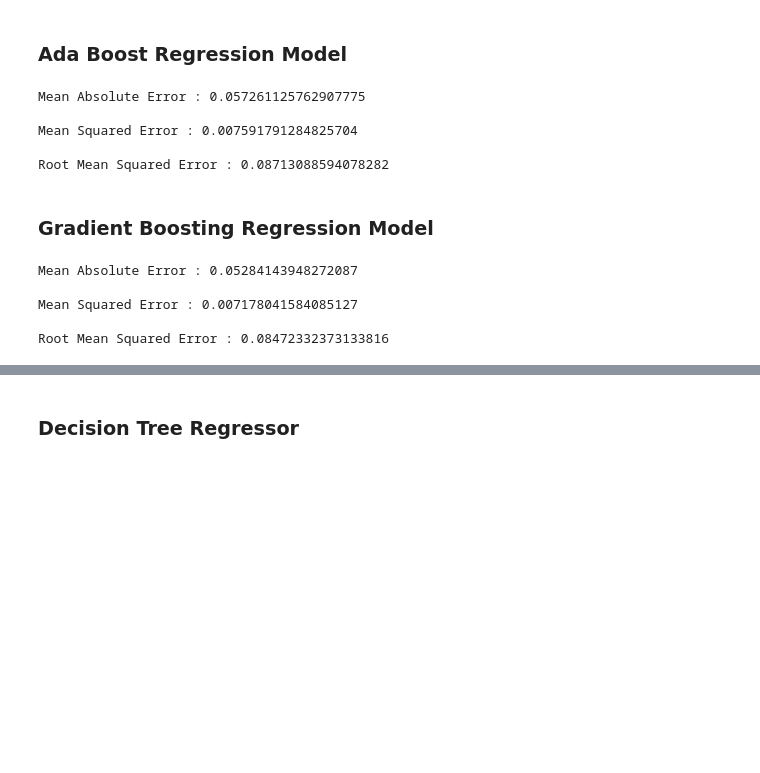
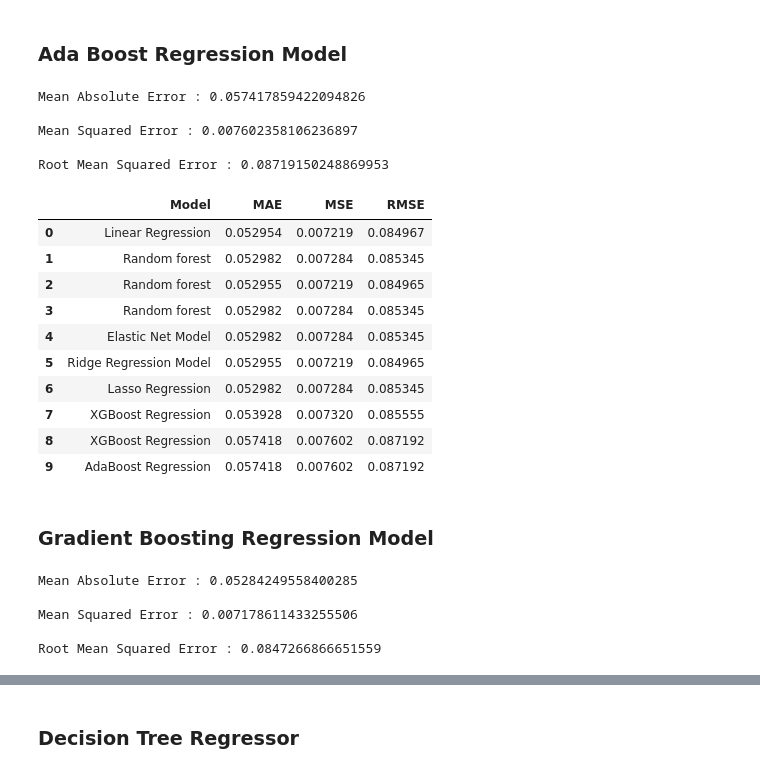
Before and after one commit to Jammal7/Introduction_to_Data_Science, a Jupyter notebook: Projects/Regression/House Pricing Prediction/House_price_regression.ipynb, the cells around one changed output, grey strips where cells are left out. Cells and saved outputs as stored; diff of their text form; code cells hidden in the pictures; blank space fills up the shorter version.

```diff
--- a/Projects/Regression/House Pricing Prediction/House_price_regression.ipynb
+++ b/Projects/Regression/House Pricing Prediction/House_price_regression.ipynb
@@ -861,3 +914,9 @@ Mean Absolute Error : 0.05298228211735857
 Mean Squared Error : 0.007283835511516615
 
 Root Mean Squared Error : 0.08534538951529025
+# %%
+lasso_results = pd.DataFrame([['Lasso Regression', lasso_mae, lasso_mse, lasso_rmse]],
+                       columns=['Model', 'MAE', 'MSE', 'RMSE'])
+
+results = results.append(lasso_results, ignore_index=True)
+results
@@ -864,15 +932,19 @@ Root Mean Squared Error : 0.08534538951529025
 # %% [markdown]
 ### XG Boost Regression Model
 # %%
-xgb_reg = xgboost.XGBRegressor()
+xgb_reg = xgboost.XGBRegressor(random_state=42)
 xgb_reg.fit(X_train, y_train)
 xgb_reg_pred = xgb_reg.predict(X_test)
 
-print('Mean Absolute Error : {}'.format(mean_absolute_error(y_test, xgb_reg_pred)))
+xgb_mae = mean_absolute_error(y_test, xgb_reg_pred)
+xgb_mse = mean_squared_error(y_test, xgb_reg_pred)
+xgb_rmse = sqrt(mean_squared_error(y_test, xgb_reg_pred))
+
+print('Mean Absolute Error : {}'.format(xgb_mae))
 print()
-print('Mean Squared Error : {}'.format(mean_squared_error(y_test, xgb_reg_pred)))
+print('Mean Squared Error : {}'.format(xgb_mse))
 print()
-print('Root Mean Squared Error : {}'.format(sqrt(mean_squared_error(y_test, xgb_reg_pred))))
+print('Root Mean Squared Error : {}'.format(xgb_rmse))
 # %% [output]
 Mean Absolute Error : 0.05392809962208806
 
@@ -882,36 +970,62 @@ Root Mean Squared Error : 0.08555539242951853
 # %% [markdown]
 ### Ada Boost Regression Model
 # %%
-adaboost_reg = AdaBoostRegressor()
+adaboost_reg = AdaBoostRegressor(random_state=42)
 adaboost_reg.fit(X_train, y_train)
 adaboost_reg_pred = adaboost_reg.predict(X_test)
 
-print('Mean Absolute Error : {}'.format(mean_absolute_error(y_test, adaboost_reg_pred)))
+adaboost_mae = mean_absolute_error(y_test, adaboost_reg_pred)
+adaboost_mse = mean_squared_error(y_test, adaboost_reg_pred)
+adaboost_rmse = sqrt(mean_squared_error(y_test, adaboost_reg_pred))
+
+print('Mean Absolute Error : {}'.format(adaboost_mae))
 print()
-print('Mean Squared Error : {}'.format(mean_squared_error(y_test, adaboost_reg_pred)))
+print('Mean Squared Error : {}'.format(adaboost_mse))
 print()
-print('Root Mean Squared Error : {}'.format(sqrt(mean_squared_error(y_test, adaboost_reg_pred))))
+print('Root Mean Squared Error : {}'.format(adaboost_rmse))
 # %% [output]
-Mean Absolute Error : 0.057261125762907775
+Mean Absolute Error : 0.057417859422094826
 
-Mean Squared Error : 0.007591791284825704
+Mean Squared Error : 0.007602358106236897
 
-Root Mean Squared Error : 0.08713088594078282
+Root Mean Squared Error : 0.08719150248869953
+# %%
+adaboost_results = pd.DataFrame([['AdaBoost Regression', adaboost_mae, adaboost_mse, adaboost_rmse]],
+                       columns=['Model', 'MAE', 'MSE', 'RMSE'])
+
+results = results.append(adaboost_results, ignore_index=True)
+results
+# %% [output]
+|  | Model | MAE | MSE | RMSE |
+| 0 | Linear Regression | 0.052954 | 0.007219 | 0.084967 |
+| 1 | Random forest | 0.052982 | 0.007284 | 0.085345 |
+| 2 | Random forest | 0.052955 | 0.007219 | 0.084965 |
+| 3 | Random forest | 0.052982 | 0.007284 | 0.085345 |
+| 4 | Elastic Net Model | 0.052982 | 0.007284 | 0.085345 |
+| 5 | Ridge Regression Model | 0.052955 | 0.007219 | 0.084965 |
+| 6 | Lasso Regression | 0.052982 | 0.007284 | 0.085345 |
+| 7 | XGBoost Regression | 0.053928 | 0.007320 | 0.085555 |
+| 8 | XGBoost Regression | 0.057418 | 0.007602 | 0.087192 |
+| 9 | AdaBoost Regression | 0.057418 | 0.007602 | 0.087192 |
 # %% [markdown]
 ### Gradient Boosting Regression Model
 # %%
-gb_reg = GradientBoostingRegressor()
+gb_reg = GradientBoostingRegressor(random_state=42)
 gb_reg.fit(X_train, y_train)
 gb_reg_pred = gb_reg.predict(X_test)
 
-print('Mean Absolute Error : {}'.format(mean_absolute_error(y_test, gb_reg_pred)))
+gb_mae = mean_absolute_error(y_test, gb_reg_pred)
+gb_mse = mean_squared_error(y_test, gb_reg_pred)
+gb_rmse = sqrt(mean_squared_error(y_test, gb_reg_pred))
+
+print('Mean Absolute Error : {}'.format(gb_mae))
 print()
-print('Mean Squared Error : {}'.format(mean_squared_error(y_test, gb_reg_pred)))
+print('Mean Squared Error : {}'.format(gb_mse))
 print()
-print('Root Mean Squared Error : {}'.format(sqrt(mean_squared_error(y_test, gb_reg_pred))))
+print('Root Mean Squared Error : {}'.format(gb_rmse))
 # %% [output]
-Mean Absolute Error : 0.05284143948272087
+Mean Absolute Error : 0.05284249558400285
 
-Mean Squared Error : 0.007178041584085127
+Mean Squared Error : 0.007178611433255506
 
-Root Mean Squared Error : 0.08472332373133816
+Root Mean Squared Error : 0.0847266866651559
```
Also changed, not shown: parts of 14 cells of this notebook.
